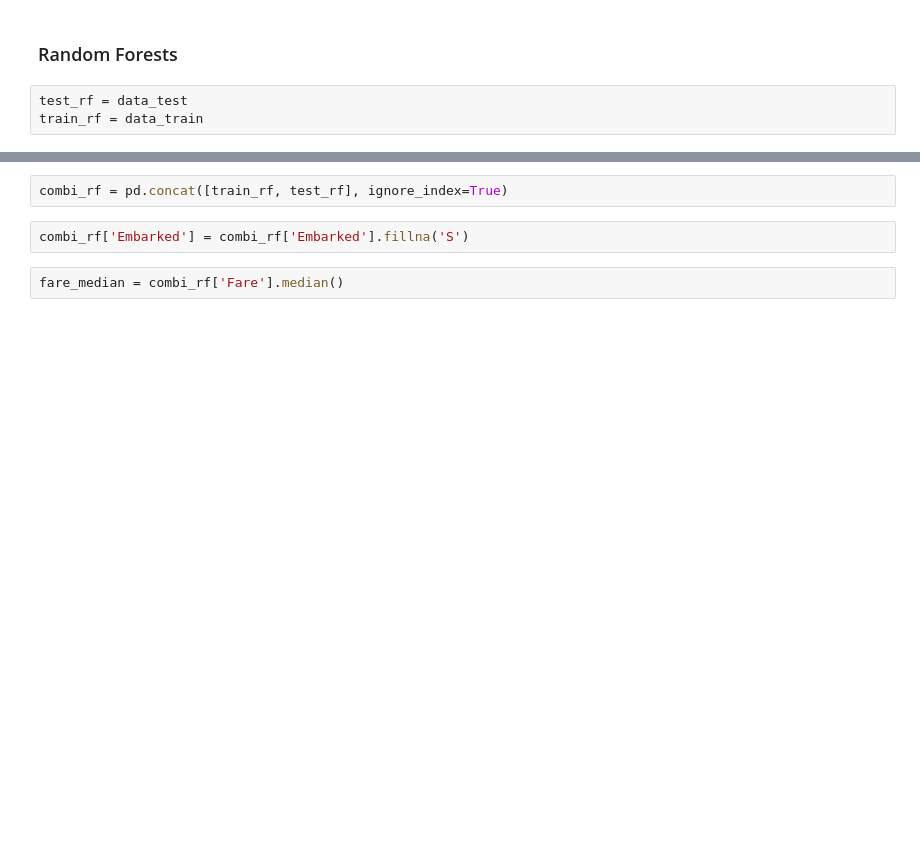
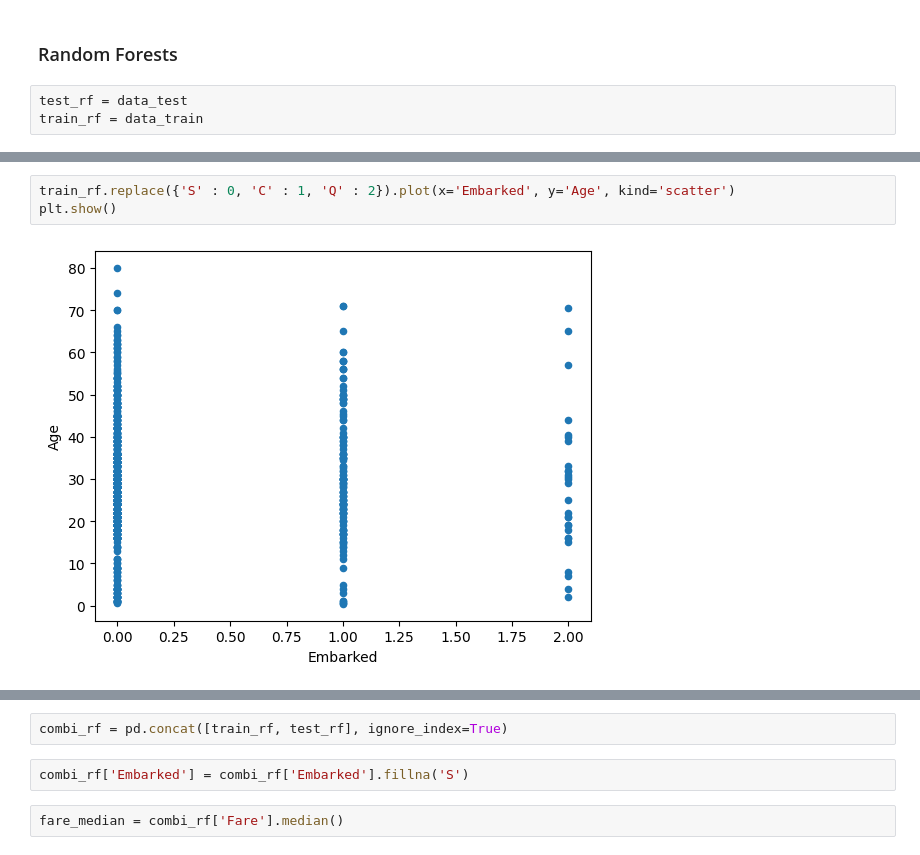
Before and after one commit to belenareal/titanic, a Jupyter notebook: titanic.ipynb, the cells around one changed output, grey strips where cells are left out. Cells and saved outputs as stored; diff of their text form; blank space fills up the shorter version.

```diff
--- a/titanic.ipynb
+++ b/titanic.ipynb
@@ -652,0 +632,5 @@ train_rf = data_train
+# %%
+train_rf.replace({'S' : 0, 'C' : 1, 'Q' : 2}).plot(x='Embarked', y='Age', kind='scatter')
+plt.show()
+# %% [output]
+[figure, added]
```
Also changed, not shown: parts of 21 cells of this notebook.
